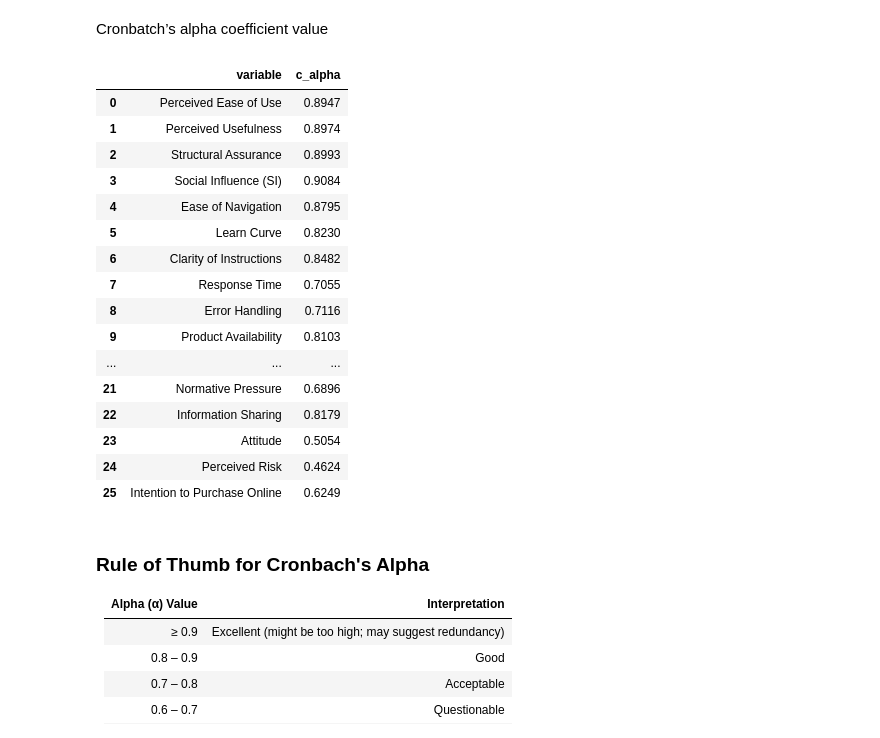
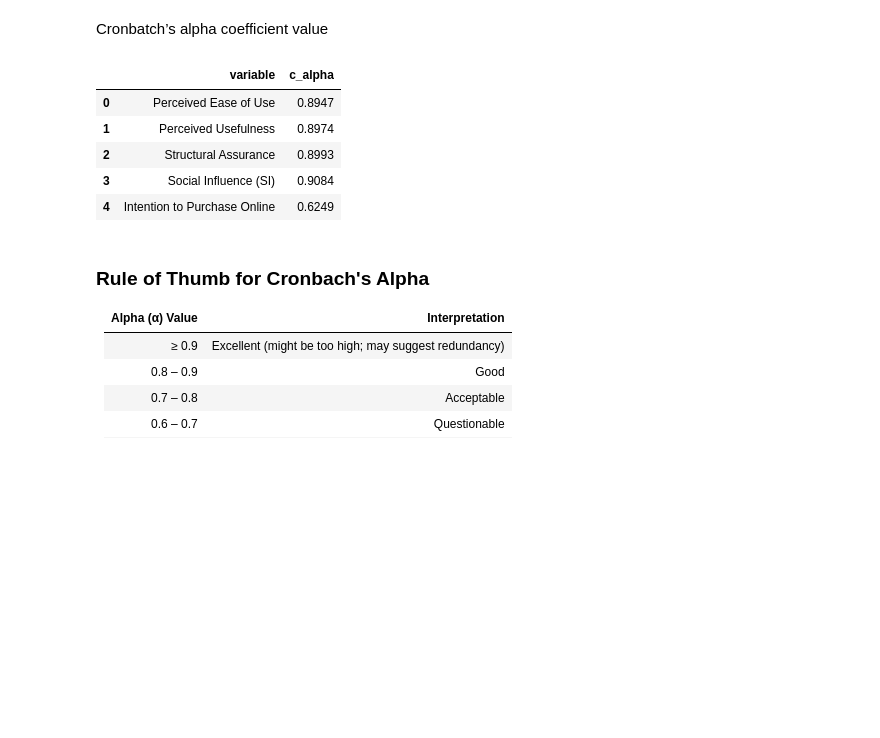
Before and after one commit to Sachintha-Lakruwan/DS-Class-Project, a Jupyter notebook: 2.Insights.ipynb, the cells around one changed output. Cells and saved outputs as stored; diff of their text form; code cells hidden in the pictures; blank space fills up the shorter version.

```diff
--- a/2.Insights.ipynb
+++ b/2.Insights.ipynb
@@ -12,31 +12,10 @@ df = pd.read_csv('cleaned_dataset.csv')
 # %% [markdown]
 # Insights
 # %%
-related_questions = {
+related_questions_lists = {
     "Perceived Ease of Use": ["Q13", "Q14", "Q15", "Q16", "Q17", "Q18", "Q19", "Q20", "Q21", "Q22"],
     "Perceived Usefulness": ["Q23", "Q24", "Q25", "Q26", "Q27", "Q28", "Q29", "Q30", "Q31", "Q32"],
     "Structural Assurance": ["Q33", "Q34", "Q35", "Q36", "Q37", "Q38"],
     "Social Influence (SI)": ["Q39", "Q40", "Q41", "Q42", "Q43", "Q44", "Q45", "Q46", "Q47", "Q48", "Q49", "Q50"],
-    "Ease of Navigation": ["Q13", "Q14"],
-    "Learn Curve": ["Q15", "Q16"],
-    "Clarity of Instructions": ["Q17", "Q18"],
-    "Response Time": ["Q19", "Q20"],
-    "Error Handling": ["Q21", "Q22"],
-    "Product Availability": ["Q23", "Q24"],
-    "Convenience": ["Q25", "Q26"],
-    "Cost-effectiveness": ["Q27", "Q28"],
-    "Information Accessibility": ["Q29", "Q30"],
-    "Personalization": ["Q31", "Q32"],
-    "Privacy Protection": ["Q33", "Q34"],
-    "Payment Security": ["Q35", "Q36"],
-    "Transparent Policies": ["Q37", "Q38"],
-    "Word of Mouth and Recommendations": ["Q39", "Q40"],
-    "Social Media Posts/ Influence": ["Q41", "Q42"],
-    "Online Reviews and Ratings": ["Q43", "Q44"],
-    "Social Proof": ["Q45", "Q46"],
-    "Normative Pressure": ["Q47", "Q48"],
-    "Information Sharing": ["Q49", "Q50"],
-    "Attitude": ["Q51", "Q52"],
-    "Perceived Risk": ["Q53", "Q54"],
     "Intention to Purchase Online": ["Q56", "Q57", "Q58", "Q59"]
 }
@@ -45,35 +48,24 @@ Cronbatch’s alpha coefficient value
 # %%
 import pingouin as pg
 
 alpha_values = {}
 
-for index, val in enumerate(related_questions):
-    temp = df.loc[:, related_questions[val]]
+for index, val in enumerate(related_questions_lists):
+    temp = df.loc[:, related_questions_lists[val]]
     alpha = pg.cronbach_alpha(data=temp)
     alpha_values[val] = float(round(alpha[0], 4))
 
 ca_df = pd.DataFrame(pd.Series(alpha_values))
 ca_df.reset_index(inplace=True)
 ca_df.columns = ['variable', 'c_alpha']
 ca_df
 # %% [output]
 |  | variable | c_alpha |
 | 0 | Perceived Ease of Use | 0.8947 |
 | 1 | Perceived Usefulness | 0.8974 |
 | 2 | Structural Assurance | 0.8993 |
 | 3 | Social Influence (SI) | 0.9084 |
-| 4 | Ease of Navigation | 0.8795 |
-| 5 | Learn Curve | 0.8230 |
-| 6 | Clarity of Instructions | 0.8482 |
-| 7 | Response Time | 0.7055 |
-| 8 | Error Handling | 0.7116 |
-| 9 | Product Availability | 0.8103 |
-| ... | ... | ... |
-| 21 | Normative Pressure | 0.6896 |
-| 22 | Information Sharing | 0.8179 |
-| 23 | Attitude | 0.5054 |
-| 24 | Perceived Risk | 0.4624 |
-| 25 | Intention to Purchase Online | 0.6249 |
+| 4 | Intention to Purchase Online | 0.6249 |
 # %% [markdown]
 ### Rule of Thumb for Cronbach's Alpha
 
```
Also changed, not shown: parts of 8 cells of this notebook.
